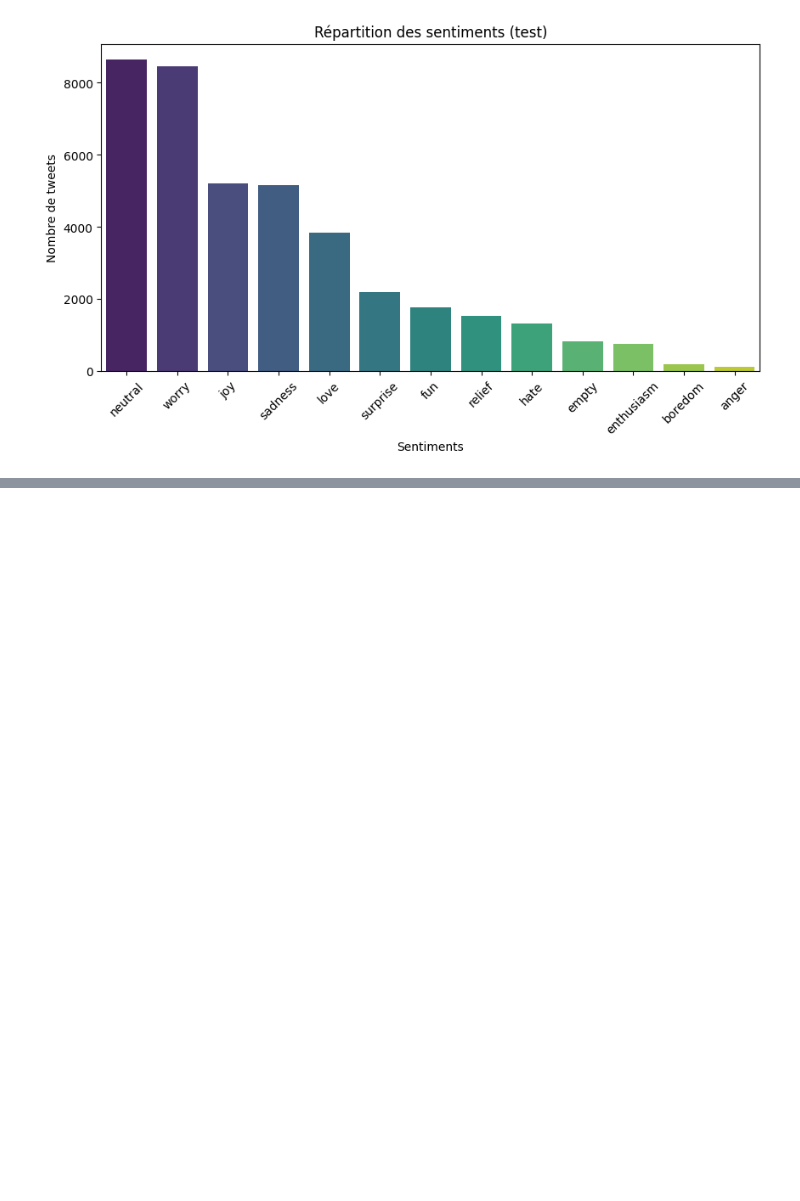
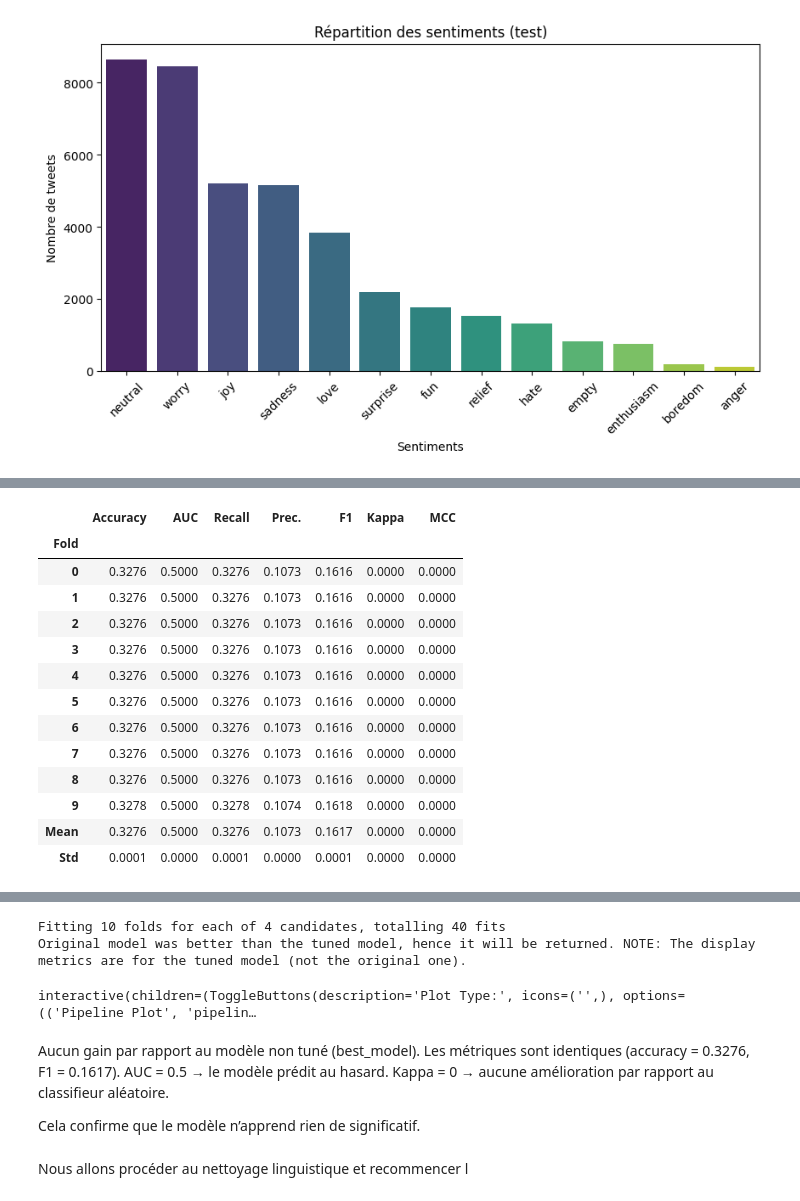
Before and after one commit to antonella-giovannetti/ml-in-the-clouds, a Jupyter notebook: EDA.ipynb, the cells around one changed output, grey strips where cells are left out. Cells and saved outputs as stored; diff of their text form; code cells hidden in the pictures; blank space fills up the shorter version.

```diff
--- a/EDA.ipynb
+++ b/EDA.ipynb
@@ -212,0 +295,4 @@ plot_wordcloud_global(test, text_col='content', dataset_name='test')
+# %%
+tuned_model = tune_model(best_model)
+evaluate_model(tuned_model)
+# %% [output]
@@ -212,0 +300,14 @@ plot_wordcloud_global(test, text_col='content', dataset_name='test')
+|  | Accuracy | AUC | Recall | Prec. | F1 | Kappa | MCC |
+| Fold |  |  |  |  |  |  |  |
+| 0 | 0.3276 | 0.5000 | 0.3276 | 0.1073 | 0.1616 | 0.0000 | 0.0000 |
+| 1 | 0.3276 | 0.5000 | 0.3276 | 0.1073 | 0.1616 | 0.0000 | 0.0000 |
+| 2 | 0.3276 | 0.5000 | 0.3276 | 0.1073 | 0.1616 | 0.0000 | 0.0000 |
+| 3 | 0.3276 | 0.5000 | 0.3276 | 0.1073 | 0.1616 | 0.0000 | 0.0000 |
+| 4 | 0.3276 | 0.5000 | 0.3276 | 0.1073 | 0.1616 | 0.0000 | 0.0000 |
+| 5 | 0.3276 | 0.5000 | 0.3276 | 0.1073 | 0.1616 | 0.0000 | 0.0000 |
+| 6 | 0.3276 | 0.5000 | 0.3276 | 0.1073 | 0.1616 | 0.0000 | 0.0000 |
+| 7 | 0.3276 | 0.5000 | 0.3276 | 0.1073 | 0.1616 | 0.0000 | 0.0000 |
+| 8 | 0.3276 | 0.5000 | 0.3276 | 0.1073 | 0.1616 | 0.0000 | 0.0000 |
+| 9 | 0.3278 | 0.5000 | 0.3278 | 0.1074 | 0.1618 | 0.0000 | 0.0000 |
+| Mean | 0.3276 | 0.5000 | 0.3276 | 0.1073 | 0.1617 | 0.0000 | 0.0000 |
+| Std | 0.0001 | 0.0000 | 0.0001 | 0.0000 | 0.0001 | 0.0000 | 0.0000 |
@@ -212,0 +315,12 @@ plot_wordcloud_global(test, text_col='content', dataset_name='test')
+Fitting 10 folds for each of 4 candidates, totalling 40 fits
+Original model was better than the tuned model, hence it will be returned. NOTE: The display metrics are for the tuned model (not the original one).
+interactive(children=(ToggleButtons(description='Plot Type:', icons=('',), options=(('Pipeline Plot', 'pipelin…
+# %% [markdown]
+Aucun gain par rapport au modèle non tuné (best_model).
+Les métriques sont identiques (accuracy = 0.3276, F1 = 0.1617).
+AUC = 0.5 → le modèle prédit au hasard.
+Kappa = 0 → aucune amélioration par rapport au classifieur aléatoire.
+
+Cela confirme que le modèle n’apprend rien de significatif.
+# %% [markdown]
+Nous allons procéder au nettoyage linguistique et recommencer l
```
Also changed, not shown: parts of 16 cells of this notebook, 4 other files.
